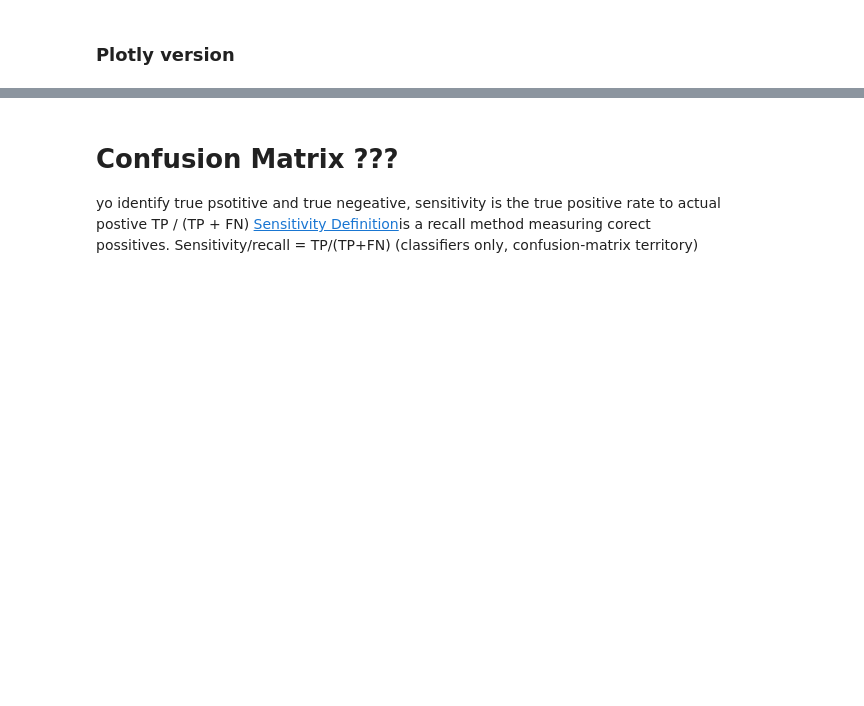
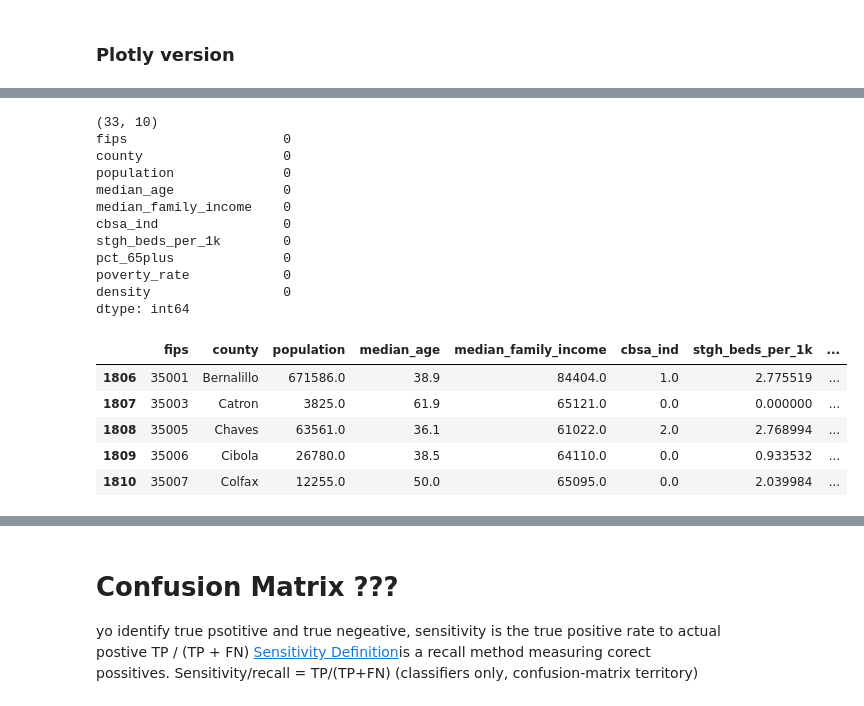
Before and after one commit to Capstone-Rangers/Capstone-Projects, a Jupyter notebook: Rural-Health-Access/Regional_Hospital_Spatial_Management.ipynb, the cells around one changed output, grey strips where cells are left out. Cells and saved outputs as stored; diff of their text form; code cells hidden in the pictures; blank space fills up the shorter version.

```diff
--- a/Rural-Health-Access/Regional_Hospital_Spatial_Management.ipynb
+++ b/Rural-Health-Access/Regional_Hospital_Spatial_Management.ipynb
@@ -276,0 +380,44 @@ fig.show()
+# %%
+# --- Build modeling frame: NM counties, engineered features + target ---
+nm = df[df['st_name_abbrev'] == 'NM'].copy()
+
+# Direct features
+model_frame = pd.DataFrame({
+    'fips':          nm['fips_st_cnty'].astype(str).str.zfill(5),
+    'county':        nm['cnty_name'],
+    'population':    nm['popn_est_23'],
+    'median_age':    nm['medn_age_20'],
+    'median_family_income': nm['medn_famly_incom_23'],
+    'cbsa_ind':      nm['cbsa_ind_23'],
+    'stgh_beds_per_1k': nm['stgh_beds_per_1k'],          # target y
+})
+
+# Derived features
+model_frame['pct_65plus'] = nm['popn_est_ge65_23'] / nm['popn_est_23'] * 100
+model_frame['poverty_rate'] = (nm['popn_incpovlt50_23'] + nm['popn_incpov_50_99_23']) \
+                               / nm['popn_est_23'] * 100
+model_frame['density'] = nm['popn_est_23'] / nm['land_area_mi2_20']
+
+# Confirm
+print(model_frame.shape)                    # expect (33, 10)
+print(model_frame.isna().sum())             # NA check per feature
+model_frame.head()
+# %% [output]
+(33, 10)
+fips                    0
+county                  0
+population              0
+median_age              0
+median_family_income    0
+cbsa_ind                0
+stgh_beds_per_1k        0
+pct_65plus              0
+poverty_rate            0
+density                 0
+dtype: int64
+|  | fips | county | population | median_age | median_family_income | cbsa_ind | stgh_beds_per_1k | ... |
+| 1806 | 35001 | Bernalillo | 671586.0 | 38.9 | 84404.0 | 1.0 | 2.775519 | ... |
+| 1807 | 35003 | Catron | 3825.0 | 61.9 | 65121.0 | 0.0 | 0.000000 | ... |
+| 1808 | 35005 | Chaves | 63561.0 | 36.1 | 61022.0 | 2.0 | 2.768994 | ... |
+| 1809 | 35006 | Cibola | 26780.0 | 38.5 | 64110.0 | 0.0 | 0.933532 | ... |
+| 1810 | 35007 | Colfax | 12255.0 | 50.0 | 65095.0 | 0.0 | 2.039984 | ... |
```
Also changed, not shown: parts of 17 cells of this notebook.
